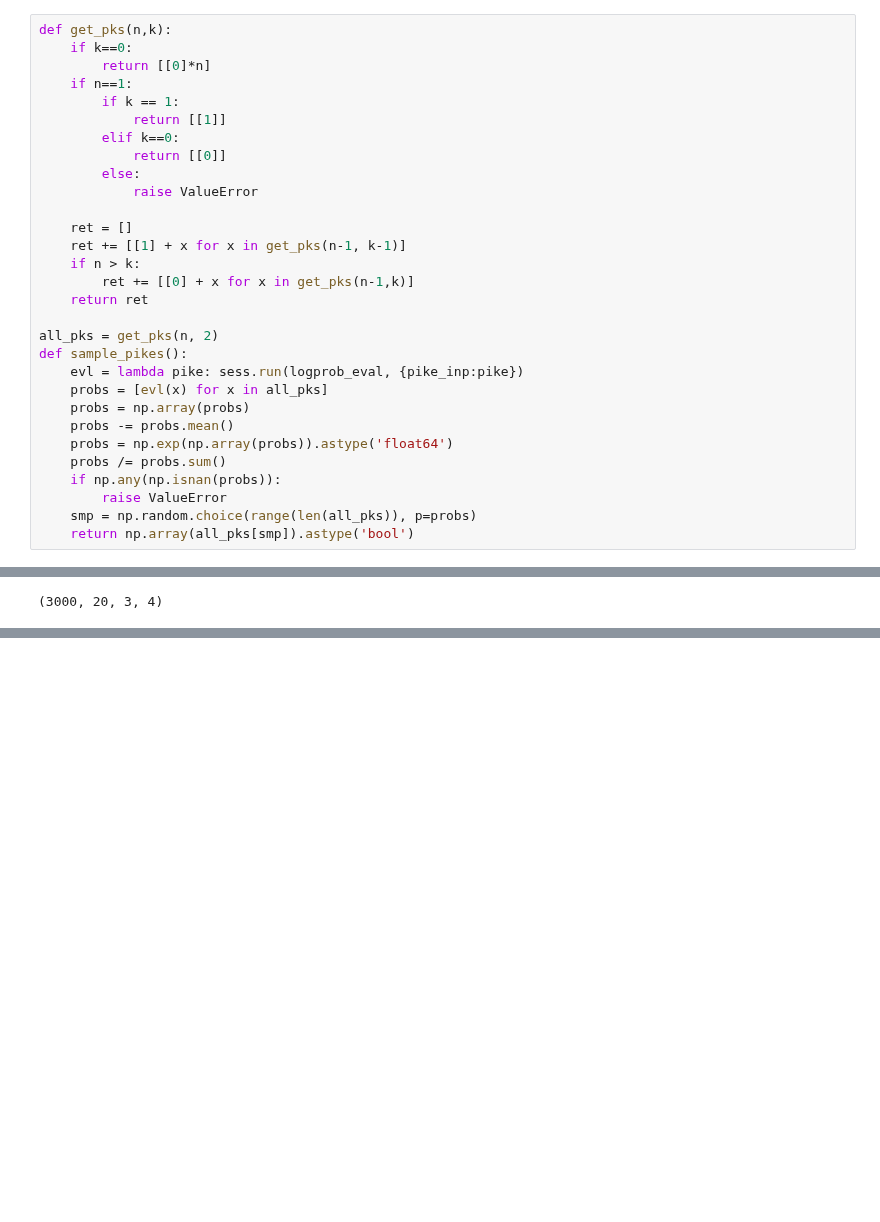
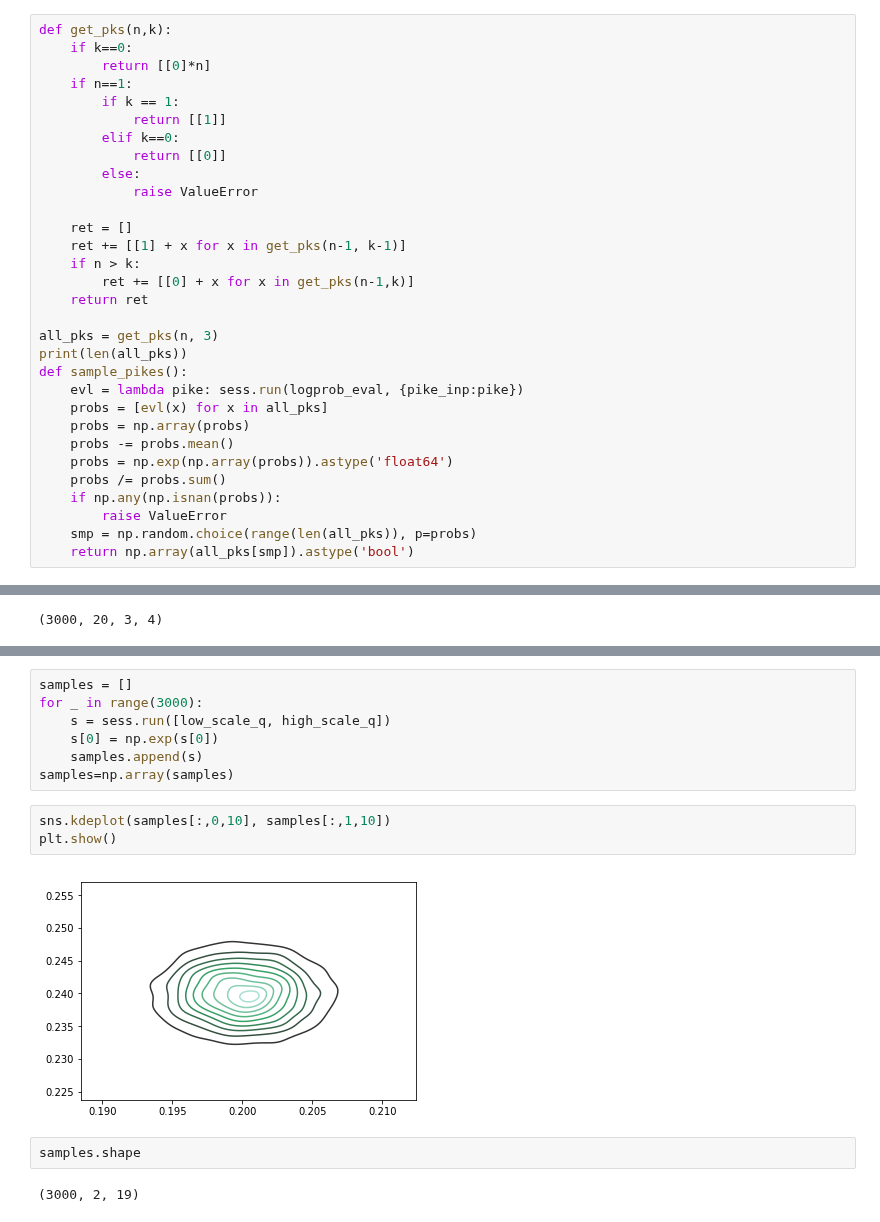
Before and after one commit to npetrenko/real_nvp, a Jupyter notebook: random_walk_no_cov_regr_mcmc-disc_perp.ipynb, the cells around one changed output, grey strips where cells are left out. Cells and saved outputs as stored; diff of their text form; blank space fills up the shorter version.

```diff
--- a/random_walk_no_cov_regr_mcmc-disc_perp.ipynb
+++ b/random_walk_no_cov_regr_mcmc-disc_perp.ipynb
@@ -134,7 +139,8 @@ def get_pks(n,k):
         ret += [[0] + x for x in get_pks(n-1,k)]
     return ret
 
-all_pks = get_pks(n, 2)
+all_pks = get_pks(n, 3)
+print(len(all_pks))
 def sample_pikes():
     evl = lambda pike: sess.run(logprob_eval, {pike_inp:pike})
     probs = [evl(x) for x in all_pks]
@@ -227,0 +231,16 @@ array([False,  True, False, False, False, False, False, False, False,
+# %%
+samples = []
+for _ in range(3000):
+    s = sess.run([low_scale_q, high_scale_q])
+    s[0] = np.exp(s[0])
+    samples.append(s)
+samples=np.array(samples)
+# %%
+sns.kdeplot(samples[:,0,10], samples[:,1,10])
+plt.show()
+# %% [output]
+[figure, added]
+# %%
+samples.shape
+# %% [output]
+(3000, 2, 19)
```
Also changed, not shown: parts of 16 cells of this notebook.
